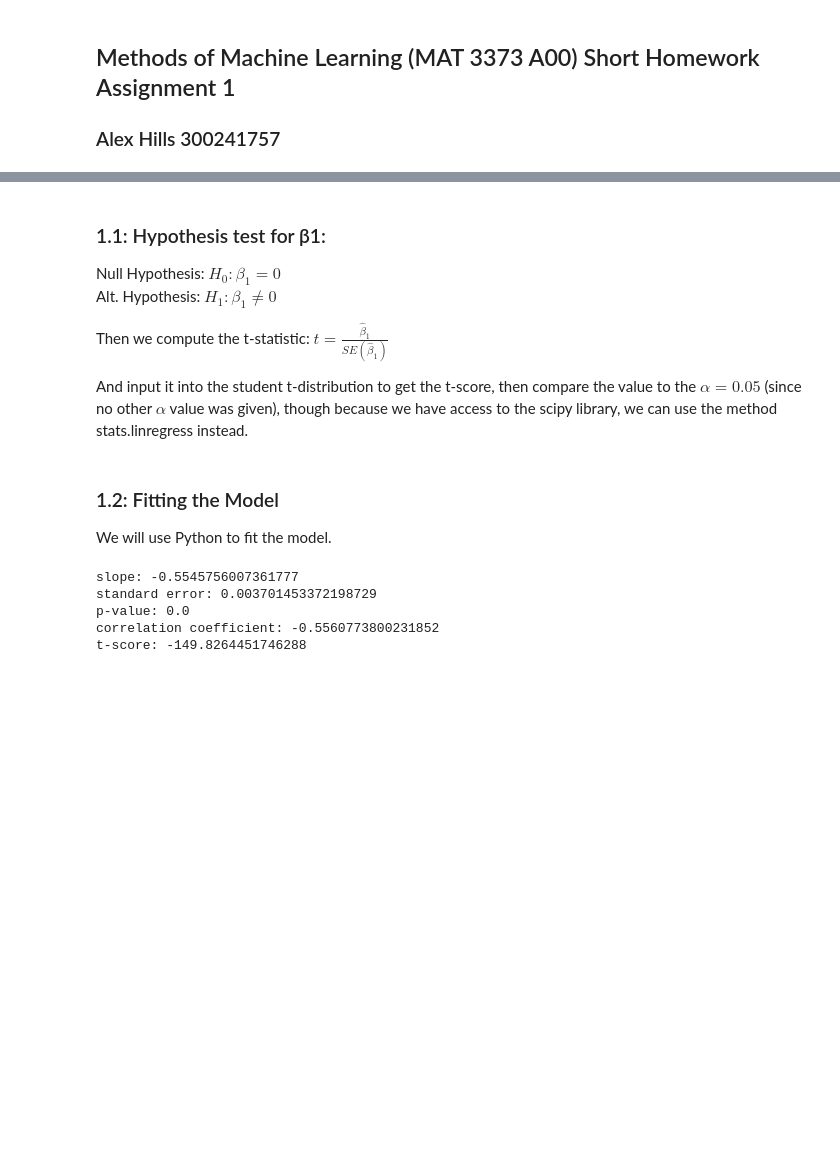
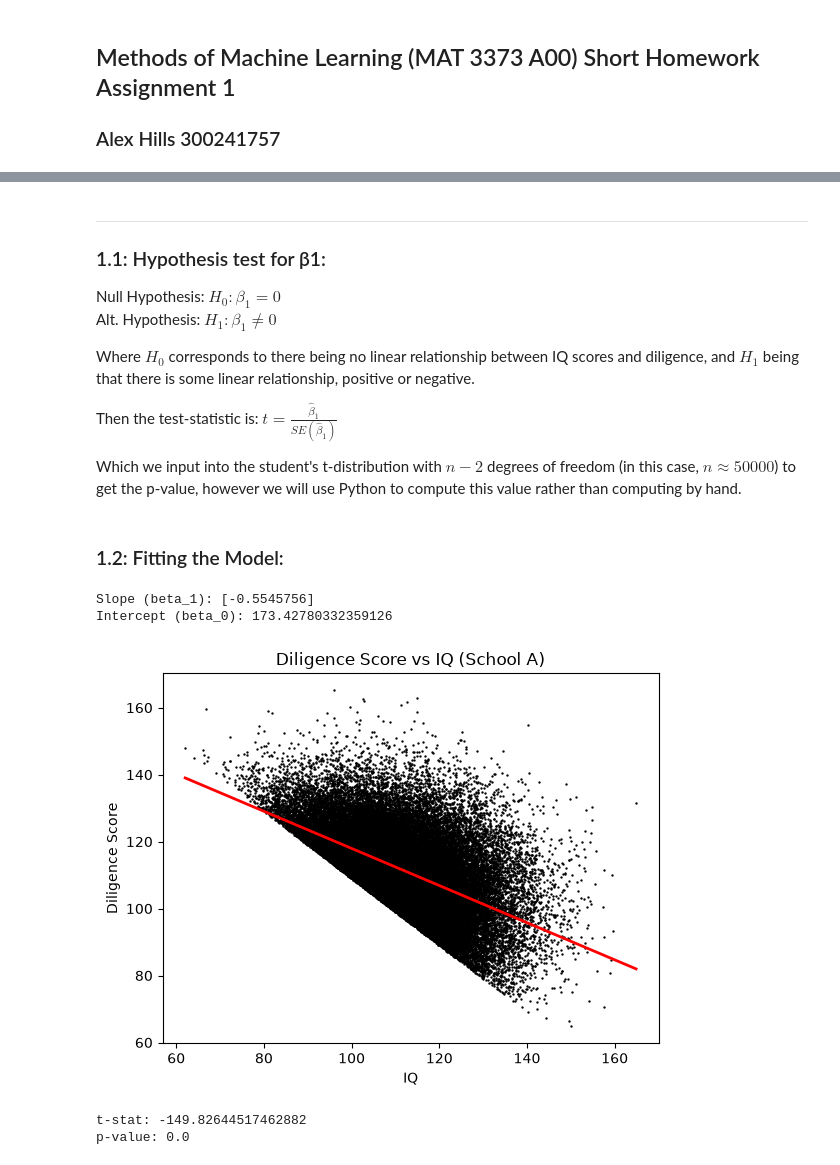
Before and after one commit to uOAlexH/mat3373-shw1, a Jupyter notebook: shortHW1.ipynb, the cells around one changed output, grey strips where cells are left out. Cells and saved outputs as stored; diff of their text form; code cells hidden in the pictures; blank space fills up the shorter version.

```diff
--- a/shortHW1.ipynb
+++ b/shortHW1.ipynb
@@ -39,28 +32,56 @@ To answer this question:
 3. You should check if the residuals are (roughly) Gaussian. Display an appropriate plot, and
 mention if they seem to be Gaussian based on the plot.
 # %% [markdown]
+***
+
 ### 1.1: Hypothesis test for β1:
 Null Hypothesis: $H_0:\beta_1 = 0$
 Alt. Hypothesis: $H_1:\beta_1 \neq 0$
 
-Then we compute the t-statistic:  $t=\frac{\hat\beta_1}{SE(\hat\beta_1)}$
+Where $H_0$ corresponds to there being no linear relationship between IQ scores and diligence, and $H_1$ being that there is some linear relationship, positive or negative.
 
-And input it into the student t-distribution to get the t-score, then compare the value to the $\alpha=0.05$ (since no other $\alpha$ value was given), though because we have access to the scipy library, we can use the method stats.linregress instead.
+Then the test-statistic is:  $t=\frac{\hat\beta_1}{SE(\hat\beta_1)}$
+
+Which we input into the student's t-distribution with $n-2$ degrees of freedom (in this case, $n\approx50000$) to get the p-value, however we will use Python to compute this value rather than computing by hand.
 # %% [markdown]
-### 1.2: Fitting the Model
-We will use Python to fit the model.
+### 1.2: Fitting the Model:
 # %%
-result_a = stats.linregress(school_a["IQ"], school_a["Diligence"])
+# Fitting the model (using sklearn)
 
-print("Calculated slope:", result_a.slope)
-print("standard error:", result_a.stderr)
-print("p-value:", result_a.pvalue)
+x = school_a[["IQ"]]
+y = school_a["Diligence"]
+fit = LinearRegression()
+fit.fit(x,y)
 
-t_score_a = result_a.slope / result_a.stderr
-print("t-score:", t_score_a)
+# Printing some relevant values (slope+intercept)
+print("Slope (beta_1):",fit.coef_)
+print("Intercept (beta_0):",fit.intercept_)
 # %% [output]
-slope: -0.5545756007361777
-standard error: 0.003701453372198729
-p-value: 0.0
-correlation coefficient: -0.5560773800231852
-t-score: -149.8264451746288
+Slope (beta_1): [-0.5545756]
+Intercept (beta_0): 173.42780332359126
+# %%
+# Plotting the regression (I don't know if this was required but it was fun to do and a useful sanity check)
+
+x_grid = pd.DataFrame({
+    "IQ": np.linspace(x.iloc[:, 0].min(), x.iloc[:, 0].max(), 200)
+})
+
+plt.scatter(x["IQ"], y, s=0.5,color="black") # Draws the individual observations
+plt.plot(x_grid["IQ"], fit.predict(x_grid), color="red",linewidth=2) # Draws the fitted regression line
+plt.xlabel("IQ")
+plt.ylabel("Diligence Score")
+plt.title("Diligence Score vs IQ (School A)")
+plt.show()
+# %% [output]
+[figure, added]
+# %%
+# Calculating the p-value and determining the results of the hypothesis test (using scipy)
+
+# by default, this is a two-tailed test with H0: beta_1 = 0, so there is nothing to change for our purposes
+result_a = stats.linregress(school_a["IQ"], school_a["Diligence"])
+t_stat = result_a.slope / result_a.stderr
+print("t-stat:", t_stat)
+print("p-value:", result_a.pvalue)
+# %% [output]
+t-stat: -149.82644517462882
+p-value: 0.0
```
Also changed, not shown: parts of 7 cells of this notebook.
